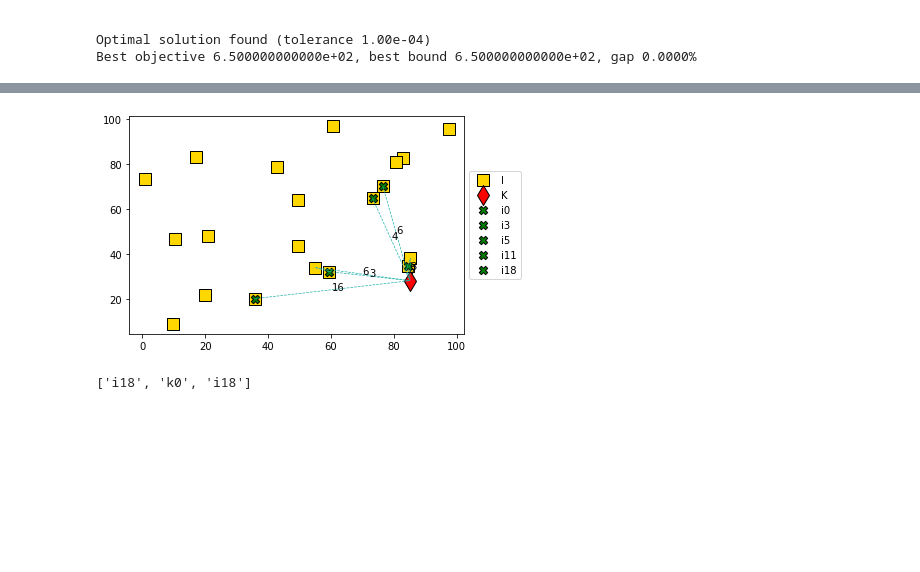
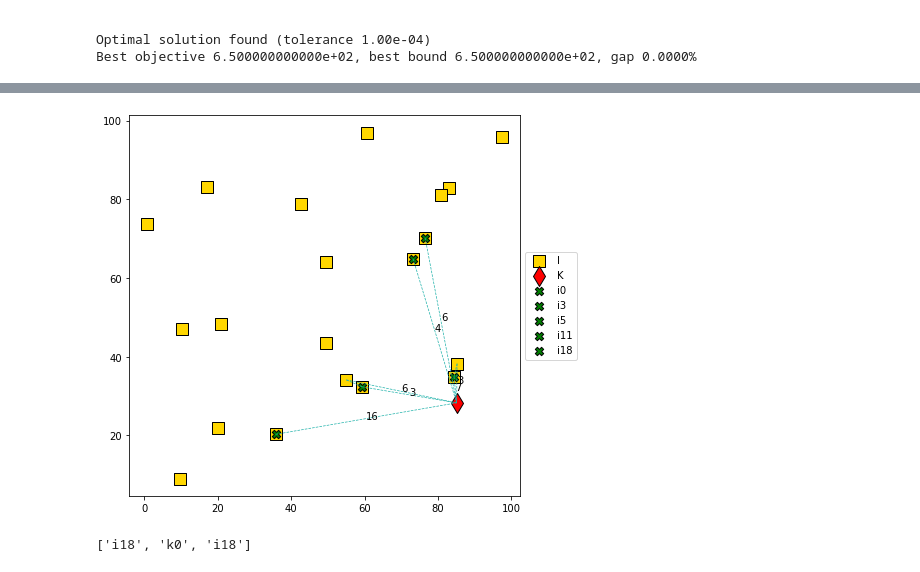
Before and after one commit to petrenaa/Master_Thesis_Drone_Specimen_Delivery, a Jupyter notebook: Specimen Delivery Project.ipynb, the cells around one changed output, grey strips where cells are left out. Drawn from its saved outputs; the diff is of its cells as text; code cells hidden in the pictures; blank space fills up the shorter version.

Commit message:
Edit graph

```diff
--- a/Specimen Delivery Project.ipynb
+++ b/Specimen Delivery Project.ipynb
@@ -315,34 +315,36 @@ y_j[i18] 1
 # %%
 def SolutionGraph(I, K, J, model):
 
-        plt.scatter(I['Latitude'], I['Longtitude'], color = 'gold', edgecolors = 'black',
+        axs, fig = plt.subplots(1, 1, figsize = (7, 7))
+
+        fig.scatter(I['Latitude'], I['Longtitude'], color = 'gold', edgecolors = 'black',
                                 marker = 's', s = 150, label = 'I')
-        plt.scatter(K['Latitude'], K['Longtitude'], color = 'red', edgecolors = 'black',
+        fig.scatter(K['Latitude'], K['Longtitude'], color = 'red', edgecolors = 'black',
                                 marker = 'd', s = 200, label = 'K')
 
         model.setParam(GRB.Param.SolutionNumber, 1)
         for v in model.getVars():
                 if v.xn > 0:
                         if v.varName.startswith('x_ikj'):
                                 indices_x = v.varName[6:-1].split(',') #drop variable name and brackets and convert to a list of indices
-                                plt.plot((J.loc[indices_x[2], 'Latitude'], I.loc[indices_x[0], 'Latitude']),
+                                fig.plot((J.loc[indices_x[2], 'Latitude'], I.loc[indices_x[0], 'Latitude']),
                                         (J.loc[indices_x[2], 'Longtitude'], I.loc[indices_x[0], 'Longtitude']),
                                         color = 'lightseagreen', linestyle = "--", linewidth = 0.7)
-                                plt.plot((I.loc[indices_x[0], 'Latitude'], K.loc[indices_x[1], 'Latitude']),
+                                fig.plot((I.loc[indices_x[0], 'Latitude'], K.loc[indices_x[1], 'Latitude']),
                                         (I.loc[indices_x[0], 'Longtitude'], K.loc[indices_x[1], 'Longtitude']),
                                         color = 'lightseagreen', linestyle = "--", linewidth = 0.7)
-                                plt.annotate(str(int(v.xn)), xy = ((K.loc[indices_x[1], 'Latitude'] + I.loc[indices_x[0], 'Latitude'])/2,
+                                fig.annotate(str(int(v.xn)), xy = ((K.loc[indices_x[1], 'Latitude'] + I.loc[indices_x[0], 'Latitude'])/2,
                                                                 (K.loc[indices_x[1], 'Longtitude'] + I.loc[indices_x[0], 'Longtitude'])/2))
                         else:
                                 index_y = v.varName[4:-1]
-                                plt.scatter(J.loc[index_y, 'Latitude'], J.loc[index_y, 'Longtitude'], color = 'green',
+                                fig.scatter(J.loc[index_y, 'Latitude'], J.loc[index_y, 'Longtitude'], color = 'green',
                                         edgecolors = 'black', s = 70, marker = 'X', label = index_y)
-                plt.legend(loc = 'center left', bbox_to_anchor = (1, 0.5))
+                fig.legend(loc = 'center left', bbox_to_anchor = (1, 0.5))
 
 
 SolutionGraph(I, K, J, model_det)
 # %% [output]
-[figure, old version]
+[figure, new version]
 # %%
 for v in model_det.getVars():
         if v.xn > 0:
```
